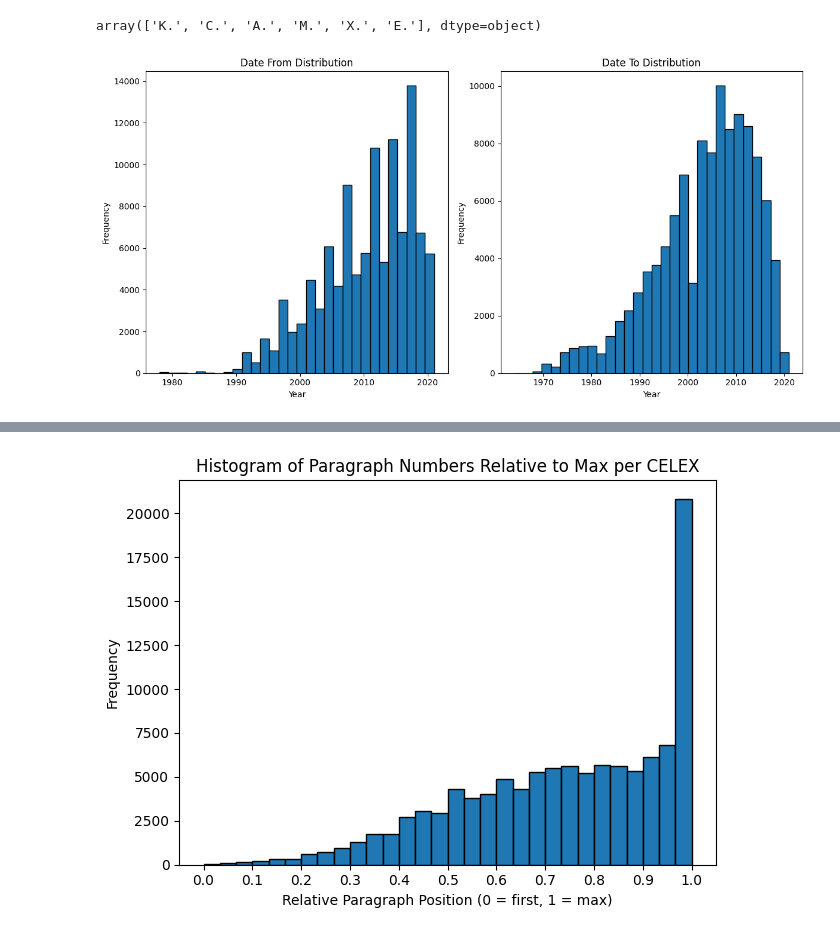
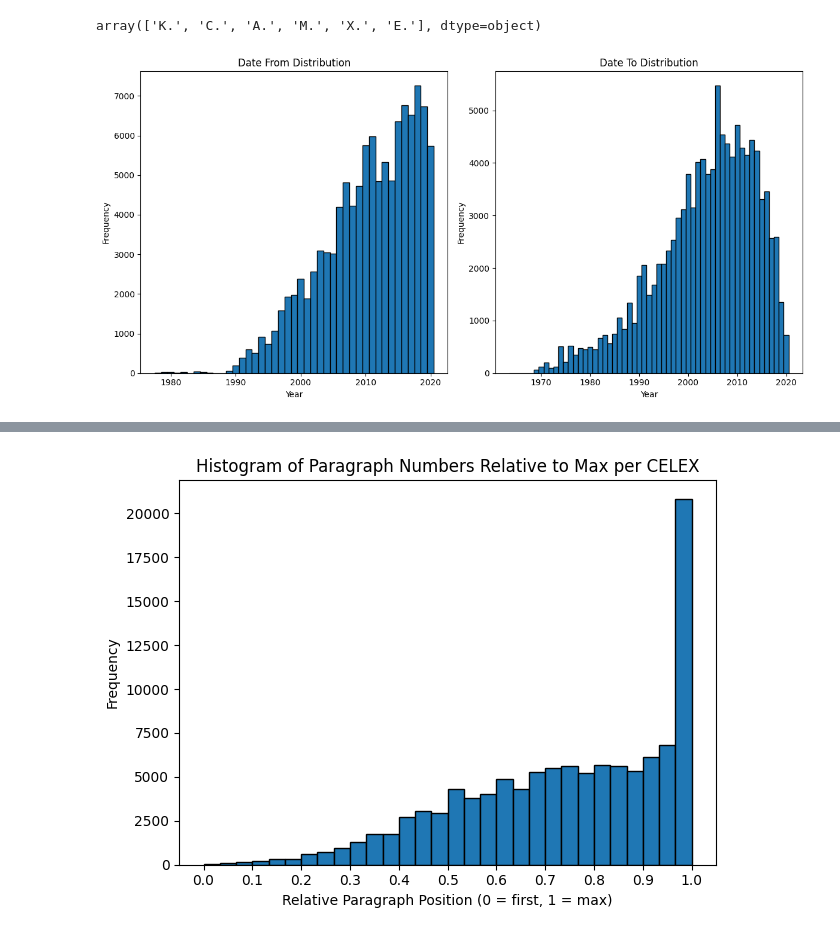
Before and after one commit to christianjensen2903/Master-Thesis, a Jupyter notebook: data_analysis.ipynb, the cells around one changed output, grey strips where cells are left out. Drawn from its saved outputs; the diff is of its cells as text; code cells hidden in the pictures.

```diff
--- a/data_analysis.ipynb
+++ b/data_analysis.ipynb
@@ -31,15 +40,3 @@ NUMBER_TO        0
 TEXT_TO        321
 DATE_TO          0
 dtype: int64
-# %%
-count_before = len(df)
-
-# Remove rows with missing values
-df = df.dropna()
-print(f"Removed {count_before - len(df)} rows with missing values")
-
-count_before = len(df)
-
-# Remove duplicates
-df = df.drop_duplicates()
-print(f"Removed {count_before - len(df)} duplicates")
@@ -49,3 +43,9 @@ Removed 0 duplicates
+# %%
+# Remove those with length above 32767 (max int value)
+df = df[df["TEXT_FROM"].str.len() < 32767]
+df = df[df["TEXT_TO"].str.len() < 32767]
+df = df[df["TITLE_FROM"].str.len() < 32767]
+df = df[df["TITLE_TO"].str.len() < 32767]
 # %%
 # Get unique nodes for titles
 titles = pd.concat([df['TITLE_FROM'], df['TITLE_TO']]).dropna().unique()
@@ -129,22 +121,22 @@ titles[title_lengths <= 2]
 # %% [output]
 array(['K.', 'C.', 'A.', 'M.', 'X.', 'E.'], dtype=object)
 # %%
-# Plot DATE_FROM and DATE_TO distribution
+# Plot DATE_FROM and DATE_TO distribution with each bar representing a year
 plt.figure(figsize=(12, 6))
 
 plt.subplot(1, 2, 1)
-plt.hist(pd.to_datetime(df['DATE_FROM']).dt.year, bins=30, edgecolor='black')
+plt.hist(pd.to_datetime(df['DATE_FROM']).dt.year, bins=range(df['DATE_FROM'].min().year, df['DATE_FROM'].max().year + 1), edgecolor='black', align='left')
 plt.title('Date From Distribution')
 plt.xlabel('Year')
 plt.ylabel('Frequency')
 
 plt.subplot(1, 2, 2)
-plt.hist(pd.to_datetime(df['DATE_TO']).dt.year, bins=30, edgecolor='black')
+plt.hist(pd.to_datetime(df['DATE_TO']).dt.year, bins=range(df['DATE_TO'].min().year, df['DATE_TO'].max().year + 1), edgecolor='black', align='left')
 plt.title('Date To Distribution')
 plt.xlabel('Year')
 plt.ylabel('Frequency')
 
 plt.tight_layout()
 plt.show()
 # %% [output]
-[figure, old version]
+[figure, new version]
```
Also changed, not shown: parts of 12 cells of this notebook, 1 other file.
